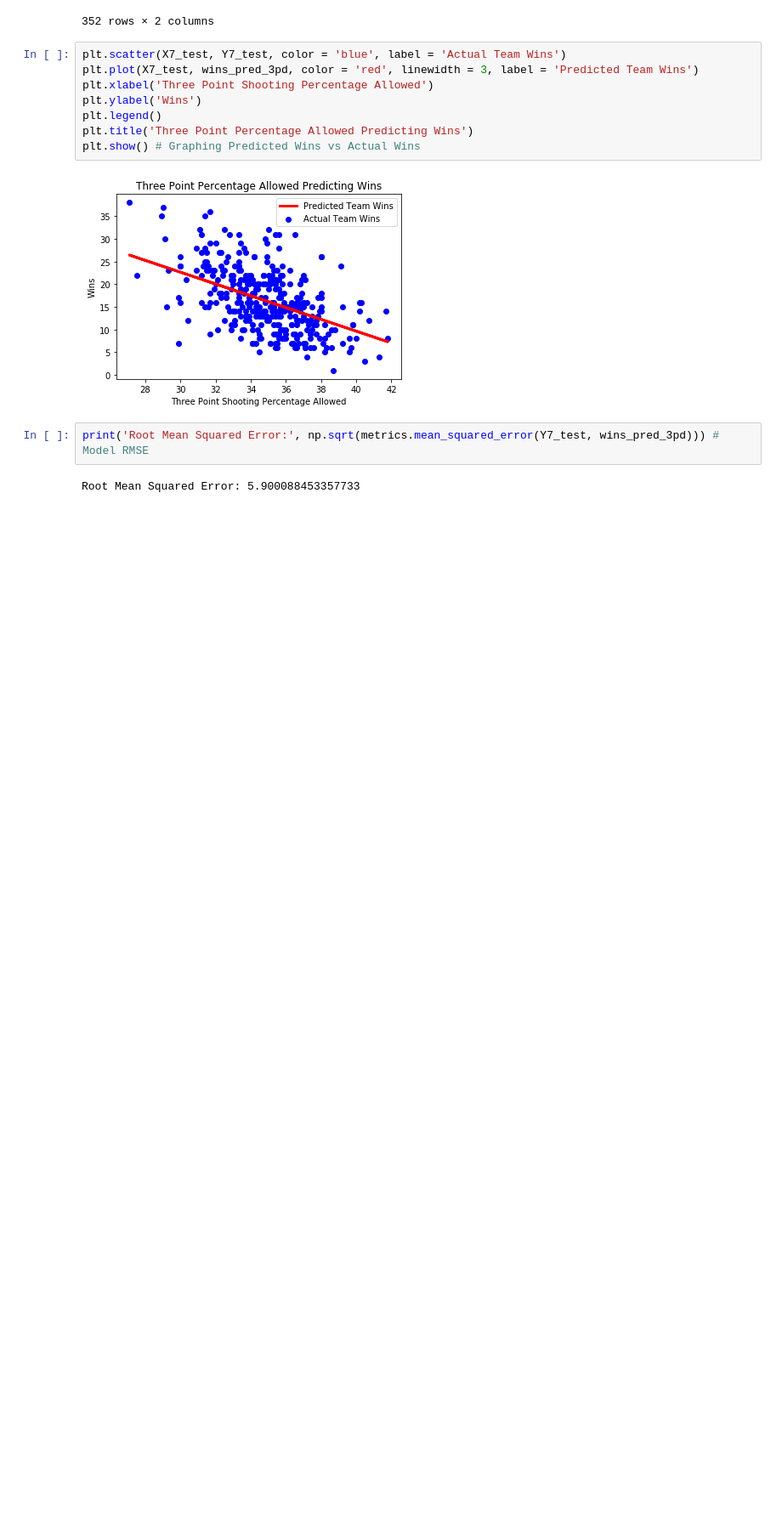
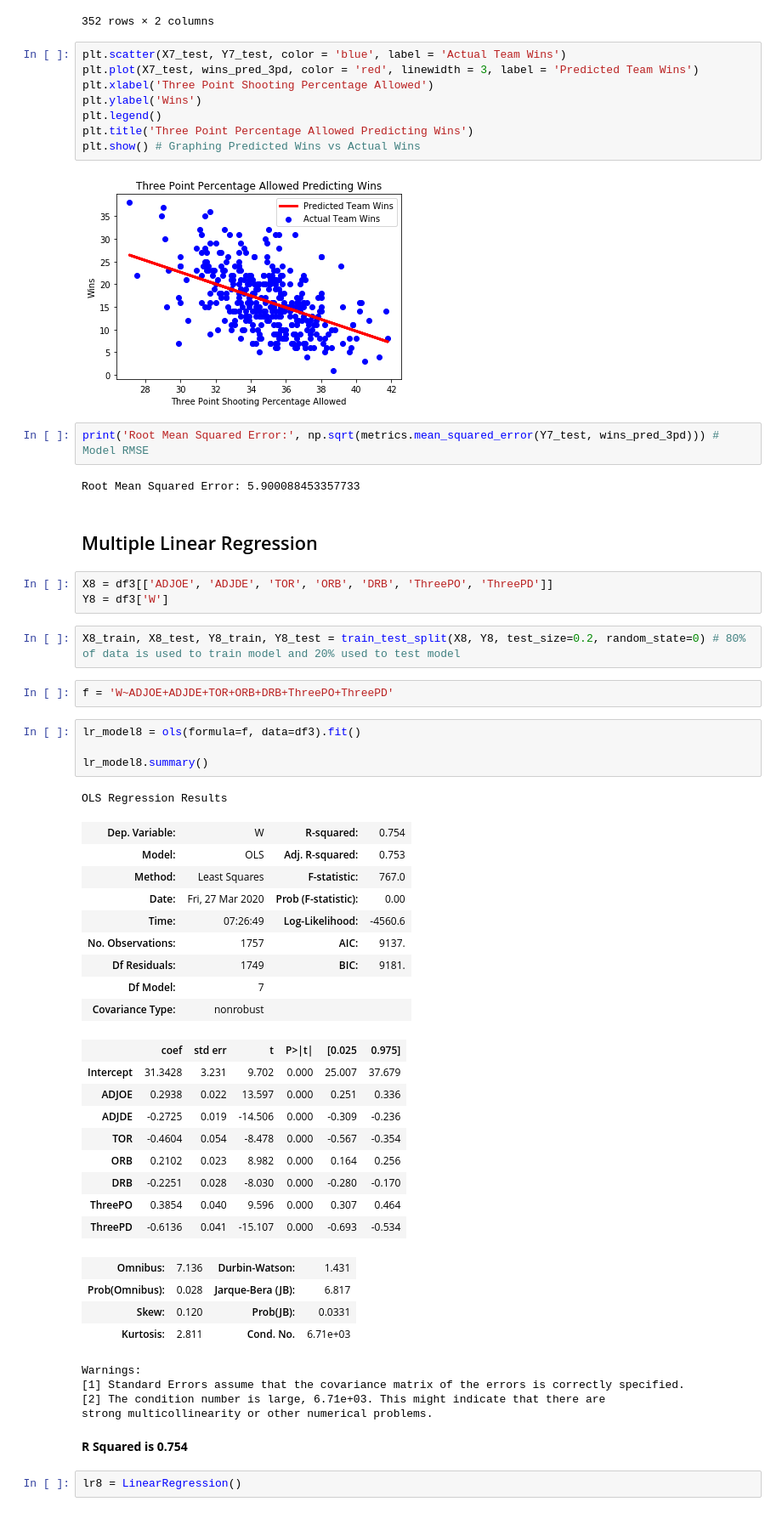
Before and after one commit to ChrisFiorentine/mod2_project, a Jupyter notebook: Final_notebook.ipynb, the cells around one changed output. Shown at 85% size. Saved outputs shown, nothing was run; the diff lists cells and outputs as text; blank space fills up the shorter version.

```diff
--- a/Final_notebook.ipynb
+++ b/Final_notebook.ipynb
@@ -1079,3 +1079,48 @@ plt.show() # Graphing Predicted Wins vs Actual Wins
 print('Root Mean Squared Error:', np.sqrt(metrics.mean_squared_error(Y7_test, wins_pred_3pd))) # Model RMSE
 # %% [output]
 Root Mean Squared Error: 5.900088453357733
+# %% [markdown]
+## Multiple Linear Regression
+# %%
+X8 = df3[['ADJOE', 'ADJDE', 'TOR', 'ORB', 'DRB', 'ThreePO', 'ThreePD']]
+Y8 = df3['W']
+# %%
+X8_train, X8_test, Y8_train, Y8_test = train_test_split(X8, Y8, test_size=0.2, random_state=0) # 80% of data is used to train model and 20% used to test model
+# %%
+f = 'W~ADJOE+ADJDE+TOR+ORB+DRB+ThreePO+ThreePD'
+# %%
+lr_model8 = ols(formula=f, data=df3).fit()
+
+lr_model8.summary()
+# %% [output]
+OLS Regression Results
+| Dep. Variable: | W | R-squared: | 0.754 |
+| Model: | OLS | Adj. R-squared: | 0.753 |
+| Method: | Least Squares | F-statistic: | 767.0 |
+| Date: | Fri, 27 Mar 2020 | Prob (F-statistic): | 0.00 |
+| Time: | 07:26:49 | Log-Likelihood: | -4560.6 |
+| No. Observations: | 1757 | AIC: | 9137. |
+| Df Residuals: | 1749 | BIC: | 9181. |
+| Df Model: | 7 |  |  |
+| Covariance Type: | nonrobust |  |  |
+|  | coef | std err | t | P>|t| | [0.025 | 0.975] |
+| Intercept | 31.3428 | 3.231 | 9.702 | 0.000 | 25.007 | 37.679 |
+| ADJOE | 0.2938 | 0.022 | 13.597 | 0.000 | 0.251 | 0.336 |
+| ADJDE | -0.2725 | 0.019 | -14.506 | 0.000 | -0.309 | -0.236 |
+| TOR | -0.4604 | 0.054 | -8.478 | 0.000 | -0.567 | -0.354 |
+| ORB | 0.2102 | 0.023 | 8.982 | 0.000 | 0.164 | 0.256 |
+| DRB | -0.2251 | 0.028 | -8.030 | 0.000 | -0.280 | -0.170 |
+| ThreePO | 0.3854 | 0.040 | 9.596 | 0.000 | 0.307 | 0.464 |
+| ThreePD | -0.6136 | 0.041 | -15.107 | 0.000 | -0.693 | -0.534 |
+| Omnibus: | 7.136 | Durbin-Watson: | 1.431 |
+| Prob(Omnibus): | 0.028 | Jarque-Bera (JB): | 6.817 |
+| Skew: | 0.120 | Prob(JB): | 0.0331 |
+| Kurtosis: | 2.811 | Cond. No. | 6.71e+03 |
+Warnings:
+[1] Standard Errors assume that the covariance matrix of the errors is correctly specified.
+[2] The condition number is large, 6.71e+03. This might indicate that there are
+strong multicollinearity or other numerical problems.
+# %% [markdown]
+**R Squared is 0.754**
+# %%
+lr8 = LinearRegression()
```
Also changed, not shown: parts of 9 cells of this notebook.
